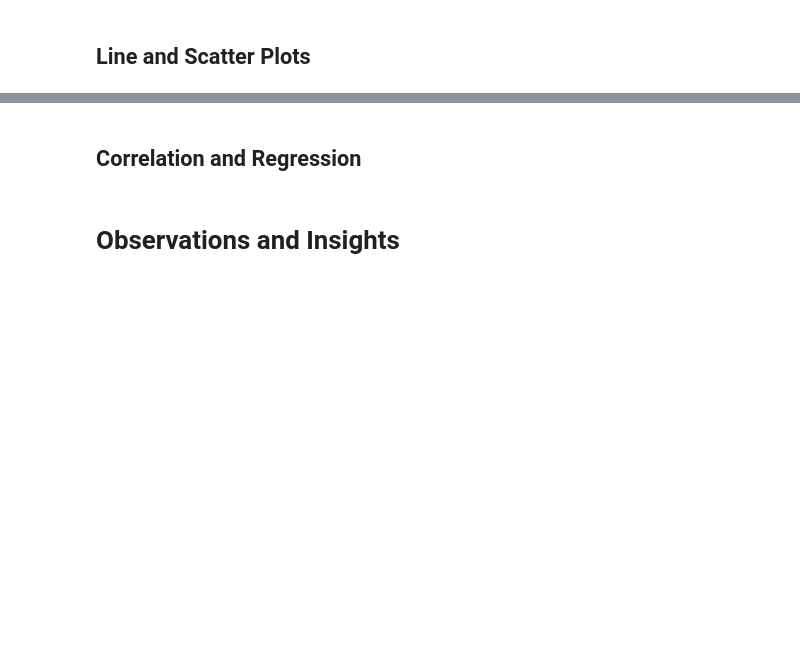
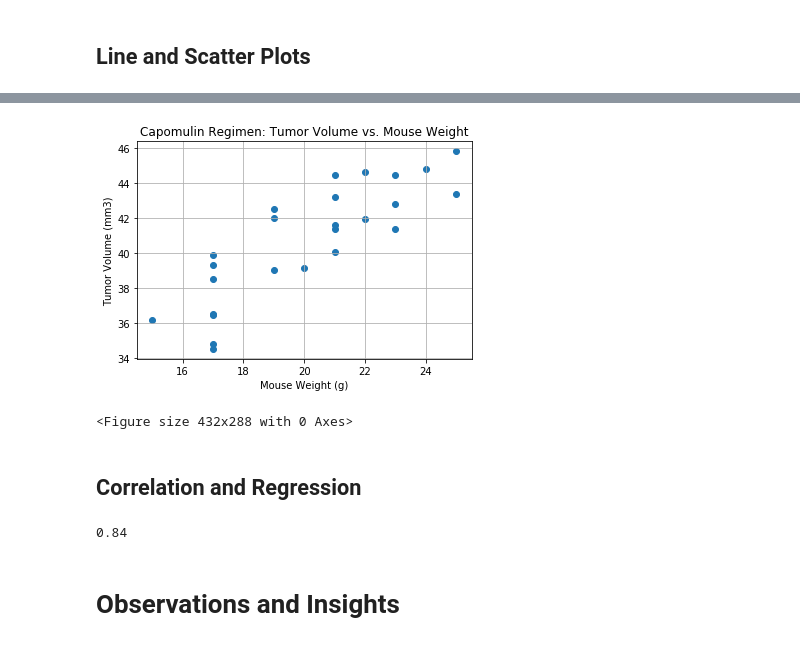
Before and after one commit to Ssimoes48/Plots-Matplotlib, a Jupyter notebook: pymaceuticals_starter.ipynb, the cells around one changed output, grey strips where cells are left out. Cells and saved outputs as stored; diff of their text form; code cells hidden in the pictures; blank space fills up the shorter version.

```diff
--- a/pymaceuticals_starter.ipynb
+++ b/pymaceuticals_starter.ipynb
@@ -338,10 +337,29 @@ Name: Timepoint, Length: 249, dtype: int64
 # %%
 # Generate a scatter plot of average tumor volume vs. mouse weight
 # for all mice in the Capomulin regimen
+mouse_average = capomulin_data.groupby(["Mouse ID"]).mean()
+#mouse_average
+
+plt.xlabel("Mouse Weight (g)")
+plt.ylabel("Tumor Volume (mm3)")
+plt.title("Capomulin Regimen: Tumor Volume vs. Mouse Weight")
+plt.scatter(mouse_average["Weight (g)"], (mouse_average["Tumor Volume (mm3)"]))
+
+plt.grid()
+plt.show()
+plt.tight_layout()
+# %% [output]
+[figure, added]
+<Figure size 432x288 with 0 Axes>
 # %% [markdown]
 ## Correlation and Regression
 # %%
 # Calculate the correlation coefficient and linear regression model
 # for mouse weight and average tumor volume for the Capomulin regimen
+
+correlation = round(st.pearsonr(mouse_average['Weight (g)'], mouse_average['Tumor Volume (mm3)'])[0],2)
+print(correlation)
+# %% [output]
+0.84
 # %% [markdown]
 # Observations and Insights
```
Also changed, not shown: parts of 3 cells of this notebook, 7 other files.
